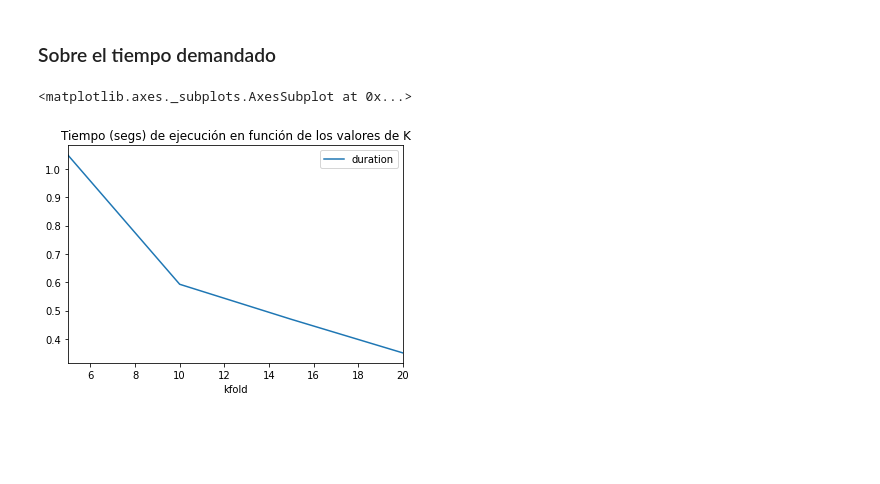
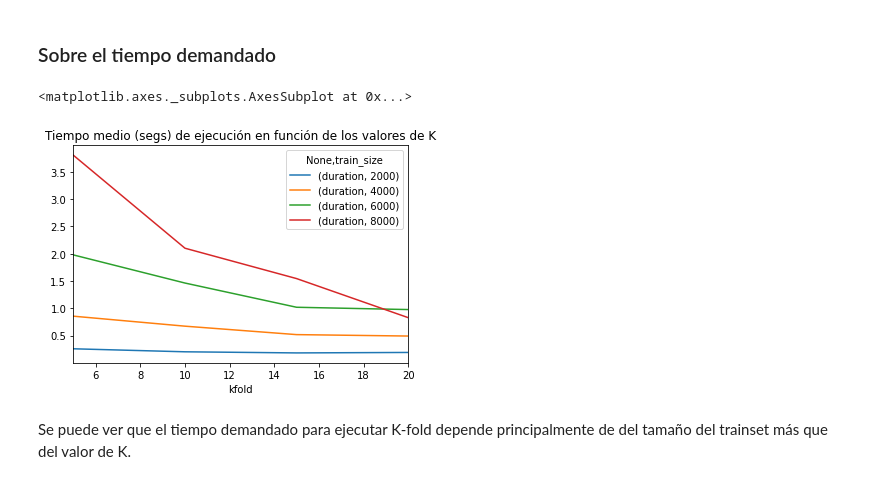
Before and after one commit to fzanollo/metodos-num, a Jupyter notebook: tp2/notebooks/exp_kfold.ipynb, the cells around one changed output. Drawn from its saved outputs; the diff is of its cells as text; code cells hidden in the pictures; blank space fills up the shorter version.

Commit message:
prueba kfold

```diff
--- a/tp2/notebooks/exp_kfold.ipynb
+++ b/tp2/notebooks/exp_kfold.ipynb
@@ -127,8 +119,13 @@ Lo mencionado, se corrobora con la elección de parámetros hechos.
 # %% [markdown]
 ### Sobre el tiempo demandado
 # %%
-grouped = data.groupby(['kfold']).mean()
-grouped[['duration']].plot(title='Tiempo (segs) de ejecución en función de los valores de K')
+knn = 1
+pca = 40
+
+grouped = data.groupby(['knn', 'pca', 'kfold', 'train_size']).mean()[['duration']]
+grouped.loc[knn, pca].unstack(level=1).plot(title="Tiempo medio (segs) de ejecución en función de los valores de K")
 # %% [output]
 <matplotlib.axes._subplots.AxesSubplot at 0x...>
-[figure, old version]
+[figure, new version]
+# %% [markdown]
+Se puede ver que el tiempo demandado para ejecutar K-fold depende principalmente de del tamaño del trainset más que del valor de K.
```
Also changed, not shown: parts of 2 cells of this notebook.
